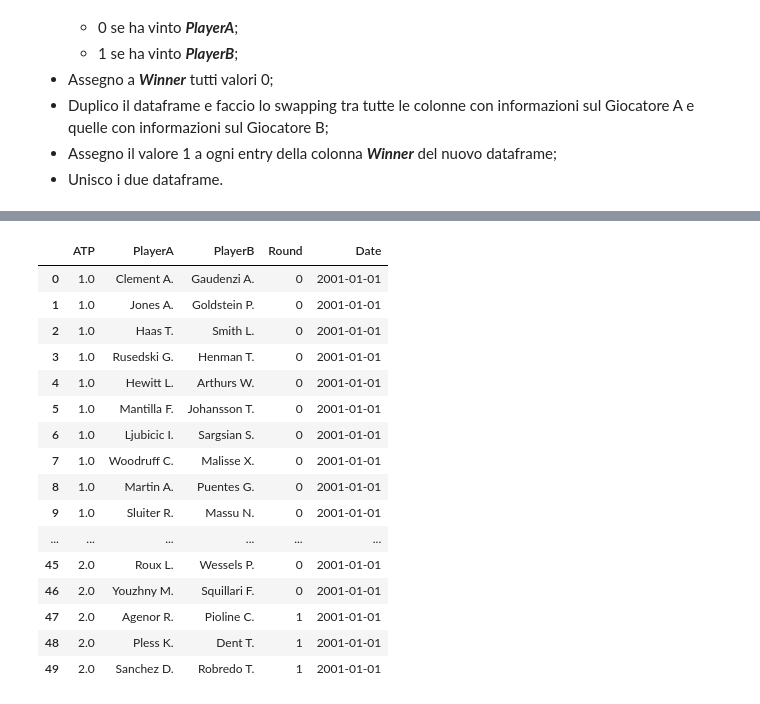
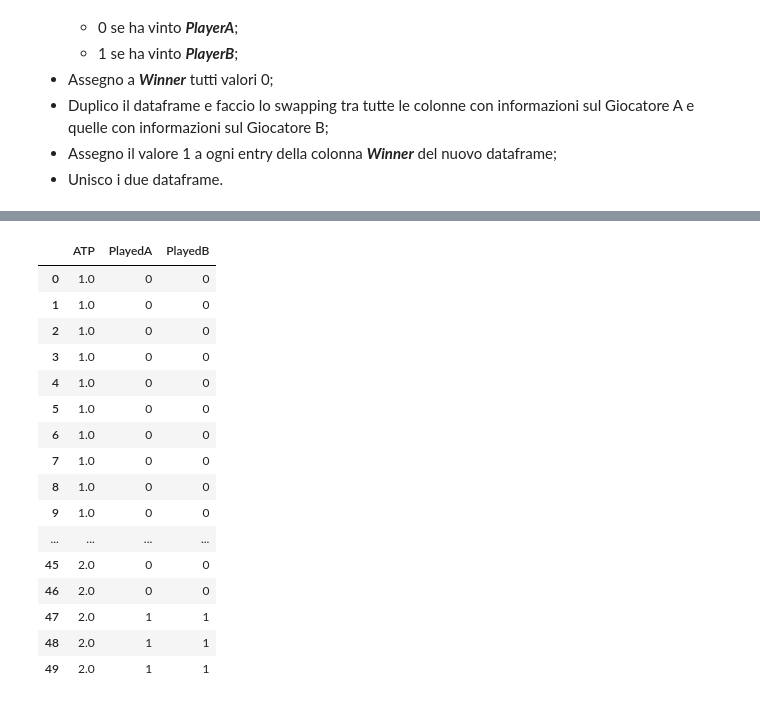
Before and after one commit to RiccardoSpolaor/Predict_Winner_2020_Australian_Open, a Jupyter notebook: Redone/05 ReBuilding The Prediction Model.ipynb, the cells around one changed output, grey strips where cells are left out. Saved outputs shown, nothing was run; the diff lists cells and outputs as text; code cells hidden in the pictures.

```diff
--- a/Redone/05 ReBuilding The Prediction Model.ipynb
+++ b/Redone/05 ReBuilding The Prediction Model.ipynb
@@ -151,24 +134,24 @@ sortMatchesByDate()
 # %%
 dataframe = dataframe.reset_index(drop = True)
-dataframe.head(50)[['ATP','PlayerA', 'PlayerB', 'Round','Date']]
+dataframe.head(50)[['ATP','PlayedA','PlayedB']]
 # %% [output]
-|  | ATP | PlayerA | PlayerB | Round | Date |
-| 0 | 1.0 | Clement A. | Gaudenzi A. | 0 | 2001-01-01 |
-| 1 | 1.0 | Jones A. | Goldstein P. | 0 | 2001-01-01 |
-| 2 | 1.0 | Haas T. | Smith L. | 0 | 2001-01-01 |
-| 3 | 1.0 | Rusedski G. | Henman T. | 0 | 2001-01-01 |
-| 4 | 1.0 | Hewitt L. | Arthurs W. | 0 | 2001-01-01 |
-| 5 | 1.0 | Mantilla F. | Johansson T. | 0 | 2001-01-01 |
-| 6 | 1.0 | Ljubicic I. | Sargsian S. | 0 | 2001-01-01 |
-| 7 | 1.0 | Woodruff C. | Malisse X. | 0 | 2001-01-01 |
-| 8 | 1.0 | Martin A. | Puentes G. | 0 | 2001-01-01 |
-| 9 | 1.0 | Sluiter R. | Massu N. | 0 | 2001-01-01 |
-| ... | ... | ... | ... | ... | ... |
-| 45 | 2.0 | Roux L. | Wessels P. | 0 | 2001-01-01 |
-| 46 | 2.0 | Youzhny M. | Squillari F. | 0 | 2001-01-01 |
-| 47 | 2.0 | Agenor R. | Pioline C. | 1 | 2001-01-01 |
-| 48 | 2.0 | Pless K. | Dent T. | 1 | 2001-01-01 |
-| 49 | 2.0 | Sanchez D. | Robredo T. | 1 | 2001-01-01 |
+|  | ATP | PlayedA | PlayedB |
+| 0 | 1.0 | 0 | 0 |
+| 1 | 1.0 | 0 | 0 |
+| 2 | 1.0 | 0 | 0 |
+| 3 | 1.0 | 0 | 0 |
+| 4 | 1.0 | 0 | 0 |
+| 5 | 1.0 | 0 | 0 |
+| 6 | 1.0 | 0 | 0 |
+| 7 | 1.0 | 0 | 0 |
+| 8 | 1.0 | 0 | 0 |
+| 9 | 1.0 | 0 | 0 |
+| ... | ... | ... | ... |
+| 45 | 2.0 | 0 | 0 |
+| 46 | 2.0 | 0 | 0 |
+| 47 | 2.0 | 1 | 1 |
+| 48 | 2.0 | 1 | 1 |
+| 49 | 2.0 | 1 | 1 |
 # %%
 dataframe.drop(['Date', 'PlayerA', 'PlayerB', 'csvID', '1A', '1B', '2A', '2B', '3A', '3B', '4A',
                 '4B', '5A', '5B', 'setsA', 'setsB', 'Awarded', 'Completed',
```
Also changed, not shown: parts of 6 cells of this notebook, 8 other files.
